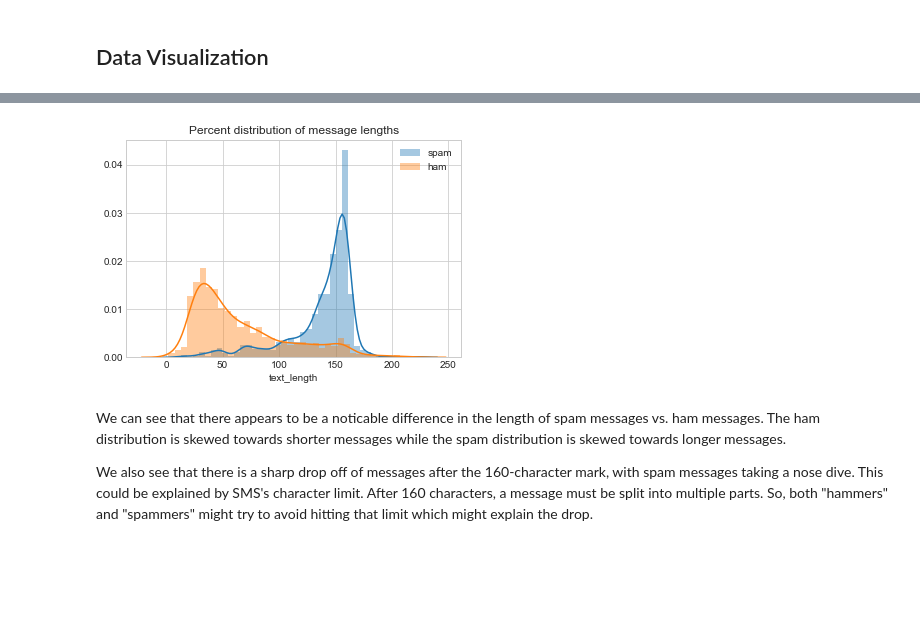
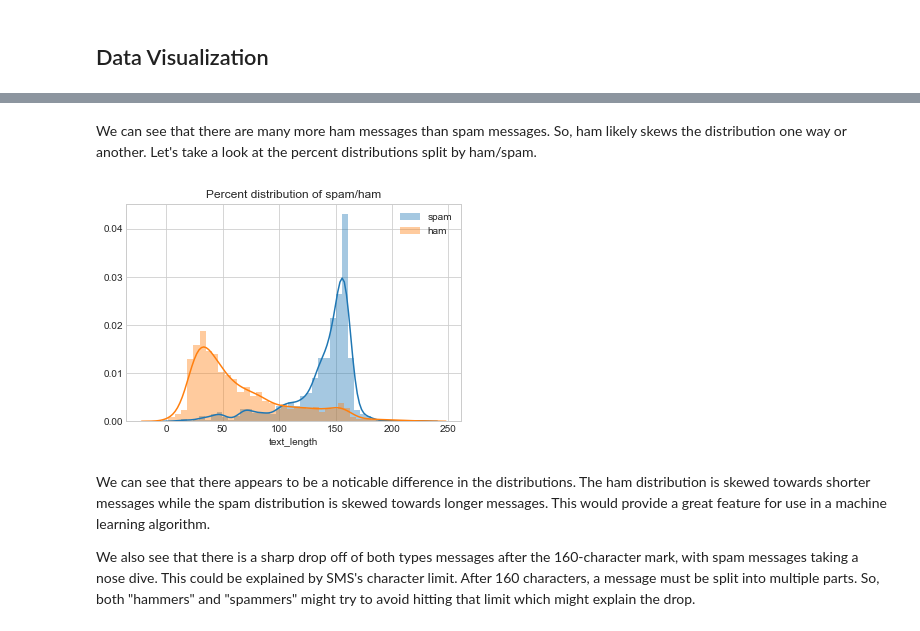
Before and after one commit to Thakugan/machine-learning-notebooks, a Jupyter notebook: 2-exploring-text-data/spam.ipynb, the cells around one changed output, grey strips where cells are left out. Saved outputs shown, nothing was run; the diff lists cells and outputs as text; code cells hidden in the pictures; blank space fills up the shorter version.

```diff
--- a/2-exploring-text-data/spam.ipynb
+++ b/2-exploring-text-data/spam.ipynb
@@ -52,7 +47,6 @@ To clean up the data set, we've analyzed what words were meaningless in the cont
 import re
 
 #remove irrelavant words : markdown tags
-data.text.replace(to_replace=["\&.+\;"],value=[' '],regex=True, inplace=True)
-
+data.text.replace(to_replace=["#?\&(lt|gt)\;"],value=[''],regex=True, inplace=True)  # get rid of &lt; type encodings
 if TEST:
     print (data)
@@ -173,0 +178,6 @@ sns.distplot(data_trimmed.text_length)
+# %%
+data_trimmed = data[data.text_length <= 225]
+data_trimmed.reset_index(drop=True, inplace=True)  # we do this to make the indexes go from (0, len(data_trimmed),
+                                     # rather than (0,len(data))
+sns.distplot(data_trimmed.text_length)
+plt.title("Distribution of text message lengths (in characters)");
@@ -174,15 +197,17 @@ sns.distplot(data_trimmed.text_length)
+# %% [markdown]
+We can see that there are many more ham messages than spam messages. So, ham likely skews the distribution one way or another. Let's take a look at the percent distributions split by ham/spam.
 # %%
 fig, ax = plt.subplots()
 
 sns.distplot(data_trimmed[data_trimmed.label == "spam"].text_length, label="spam", ax=ax, bins=40)
 sns.distplot(data_trimmed[data_trimmed.label == "ham"].text_length, label="ham", ax=ax, bins=40)
 
-plt.title("Percent distribution of message lengths")
+plt.title("Percent distribution of spam/ham")
 plt.legend();
 # %% [output]
-[figure, old version]
+[figure, new version]
 # %% [markdown]
-We can see that there appears to be a noticable difference in the length of spam messages vs. ham messages. The ham distribution is skewed towards shorter messages while the spam distribution is skewed towards longer messages.
+We can see that there appears to be a noticable difference in the distributions. The ham distribution is skewed towards shorter messages while the spam distribution is skewed towards longer messages. This would provide a great feature for use in a machine learning algorithm.
 
-We also see that there is a sharp drop off of messages after the 160-character mark, with spam messages taking a nose dive. This could be explained by SMS's character limit. After 160 characters, a message must be split into multiple parts. So, both "hammers" and "spammers" might try to avoid hitting that limit which might explain the drop.
+We also see that there is a sharp drop off of both types messages after the 160-character mark, with spam messages taking a nose dive. This could be explained by SMS's character limit. After 160 characters, a message must be split into multiple parts. So, both "hammers" and "spammers" might try to avoid hitting that limit which might explain the drop.
 # %%
```
Also changed, not shown: parts of 41 cells of this notebook.
